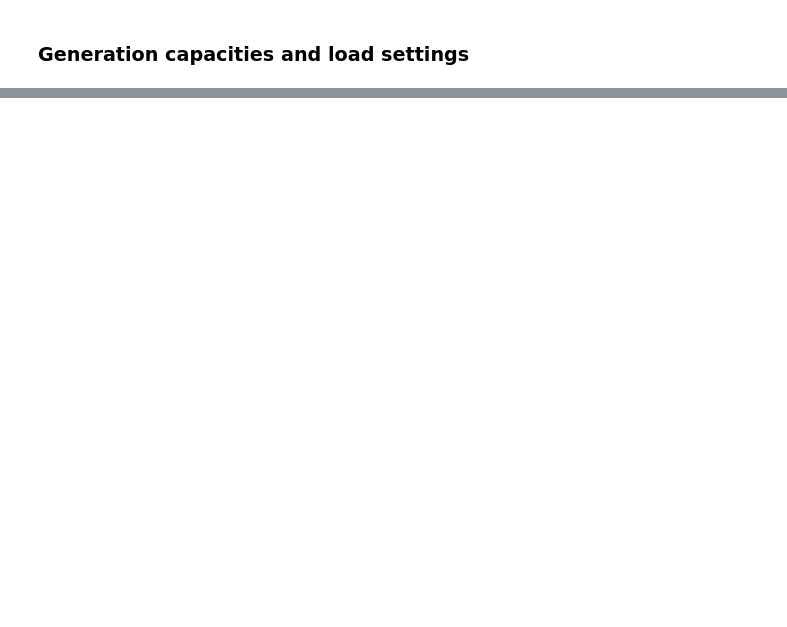
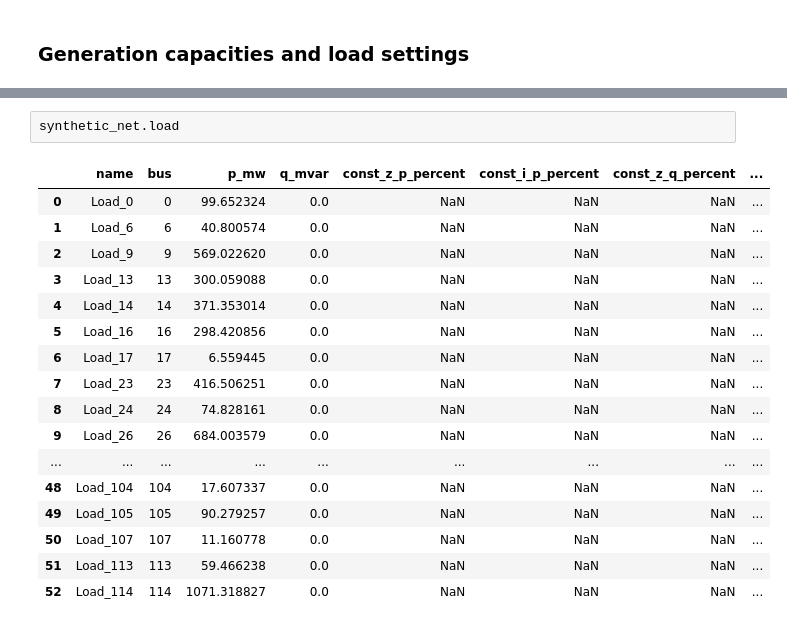
Before and after one commit to cookbook-ms/Chung_Lu_Chain-synthesizer, a Jupyter notebook: examples/ieee_test.ipynb, the cells around one changed output, grey strips where cells are left out. Drawn from its saved outputs; the diff is of its cells as text; blank space fills up the shorter version.

```diff
--- a/examples/ieee_test.ipynb
+++ b/examples/ieee_test.ipynb
@@ -338,0 +367,20 @@ viz.plot_impedance(synthetic_graph, layout='kamada_kawai', title="Grid Impedance
+# %%
+synthetic_net.load
+# %% [output]
+|  | name | bus | p_mw | q_mvar | const_z_p_percent | const_i_p_percent | const_z_q_percent | ... |
+| 0 | Load_0 | 0 | 99.652324 | 0.0 | NaN | NaN | NaN | ... |
+| 1 | Load_6 | 6 | 40.800574 | 0.0 | NaN | NaN | NaN | ... |
+| 2 | Load_9 | 9 | 569.022620 | 0.0 | NaN | NaN | NaN | ... |
+| 3 | Load_13 | 13 | 300.059088 | 0.0 | NaN | NaN | NaN | ... |
+| 4 | Load_14 | 14 | 371.353014 | 0.0 | NaN | NaN | NaN | ... |
+| 5 | Load_16 | 16 | 298.420856 | 0.0 | NaN | NaN | NaN | ... |
+| 6 | Load_17 | 17 | 6.559445 | 0.0 | NaN | NaN | NaN | ... |
+| 7 | Load_23 | 23 | 416.506251 | 0.0 | NaN | NaN | NaN | ... |
+| 8 | Load_24 | 24 | 74.828161 | 0.0 | NaN | NaN | NaN | ... |
+| 9 | Load_26 | 26 | 684.003579 | 0.0 | NaN | NaN | NaN | ... |
+| ... | ... | ... | ... | ... | ... | ... | ... | ... |
+| 48 | Load_104 | 104 | 17.607337 | 0.0 | NaN | NaN | NaN | ... |
+| 49 | Load_105 | 105 | 90.279257 | 0.0 | NaN | NaN | NaN | ... |
+| 50 | Load_107 | 107 | 11.160778 | 0.0 | NaN | NaN | NaN | ... |
+| 51 | Load_113 | 113 | 59.466238 | 0.0 | NaN | NaN | NaN | ... |
+| 52 | Load_114 | 114 | 1071.318827 | 0.0 | NaN | NaN | NaN | ... |
```
Also changed, not shown: parts of 23 cells of this notebook, 3 other files.
